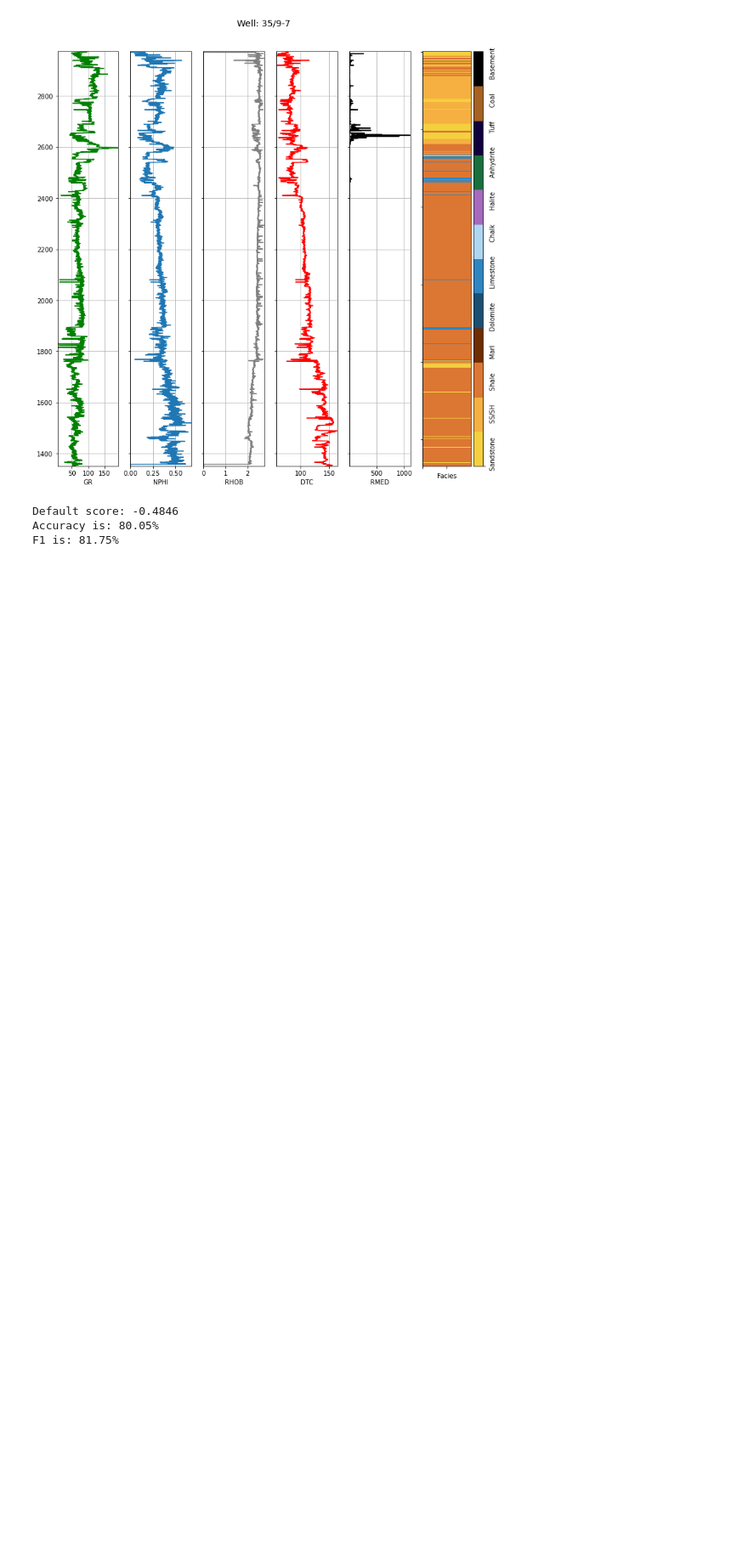
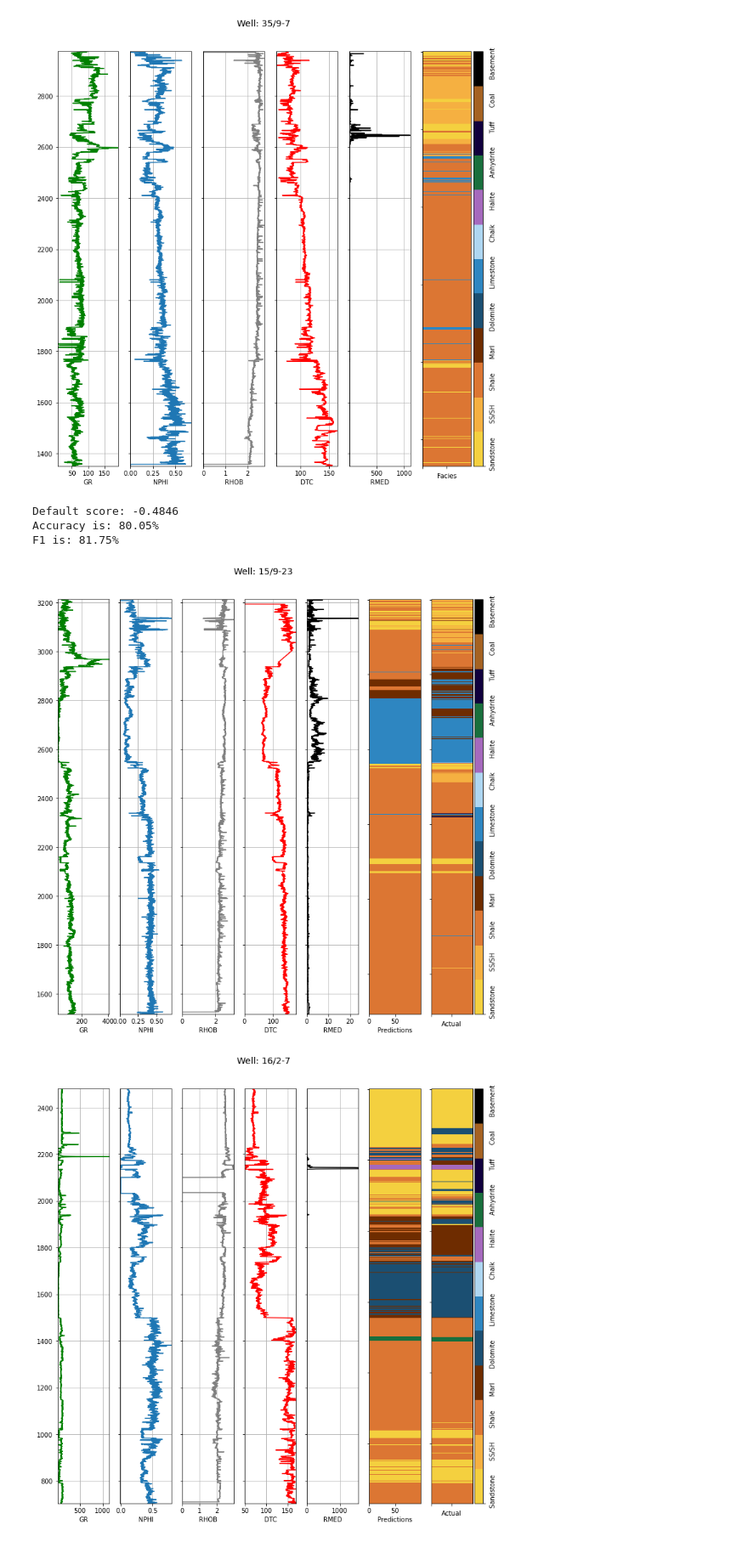
Before and after one commit to olawaleibrahim/beta-tests, a Jupyter notebook: petroeval/Lithofacies_ML_Tutorial.ipynb, the cells around one changed output. Shown at 85% size. Drawn from its saved outputs; the diff is of its cells as text; code cells hidden in the pictures; blank space fills up the shorter version.

Commit message:
compare lithofacies method

```diff
--- a/petroeval/Lithofacies_ML_Tutorial.ipynb
+++ b/petroeval/Lithofacies_ML_Tutorial.ipynb
@@ -52,9 +52,17 @@ lithology_numbers = {30000: 0,
 labels = df.FORCE_2020_LITHOFACIES_LITHOLOGY
 
 labels = labels.map(lithology_numbers)
+# %%
+df['FORCE_2020_LITHOFACIES_LITHOLOGY'] = labels
 # %%
 test_utils.show_evaluation(predictions, labels)   # hidden test data
 # %% [output]
 Default score: -0.4846
 Accuracy is: 80.05%
 F1 is: 81.75%
+# %%
+facies.compare_lithofacies(df, labels, predictions, log1='GR', log2='NPHI',
+                           log3='RHOB', log4='DTC', log5='RMED', depth_col='DEPTH_MD')
+# %% [output]
+[figure, added]
+[figure, added]
```
Also changed, not shown: parts of 1 cell of this notebook.
